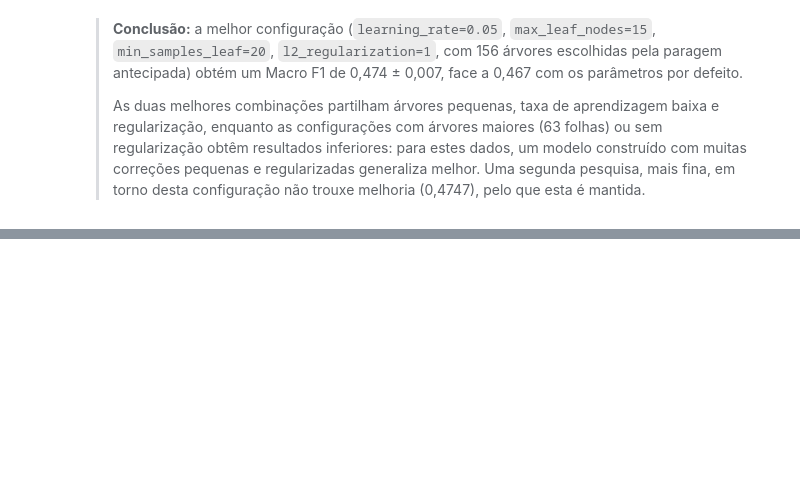
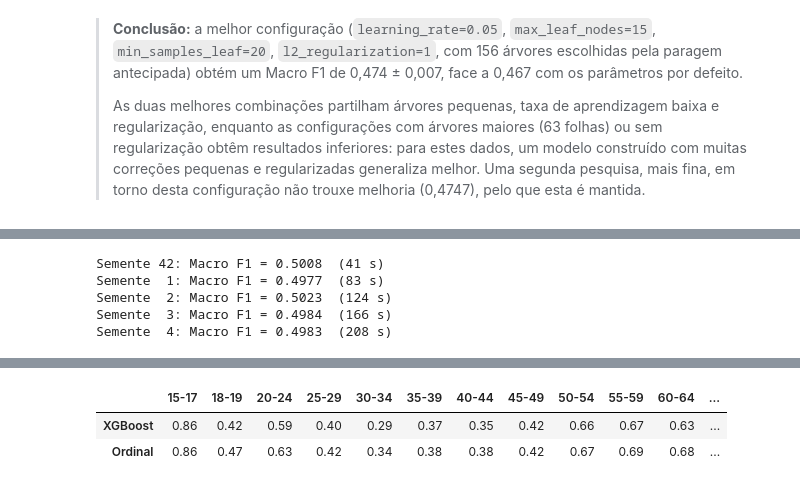
Before and after one commit to davidalves2/DAA, a Jupyter notebook: notebooks/Notebook_03.ipynb, the cells around one changed output, grey strips where cells are left out. Saved outputs shown, nothing was run; the diff lists cells and outputs as text; code cells hidden in the pictures; blank space fills up the shorter version.

```diff
--- a/notebooks/Notebook_03.ipynb
+++ b/notebooks/Notebook_03.ipynb
@@ -381,0 +537,52 @@ As submissões 1 a 3 foram feitas com versões intermédias dos dados (antes da
+# %%
+def probabilidades_ordinais(X_treino, y_treino, X_prever, semente):
+    """15 perguntas 'a faixa é maior do que k?' -> probabilidades das 16 faixas."""
+    pesos_treino = compute_sample_weight('balanced', y_treino)        # pesos das 16 faixas, não das 2 respostas
+    acima = np.zeros((len(X_prever), 15))                               # acima[:, k] = P(faixa > k)
+    for k in range(15):
+        modelo = XGBClassifier(n_estimators=300, learning_rate=0.05, max_depth=4, min_child_weight=3,
+                               subsample=0.8, colsample_bytree=0.5, n_jobs=-1, random_state=semente)
+        modelo.fit(X_treino, (y_treino > k).astype(int), sample_weight=pesos_treino)
+        acima[:, k] = modelo.predict_proba(X_prever)[:, 1]
+    acima = np.minimum.accumulate(acima, axis=1)                        # P(faixa > k) não pode subir com k
+    proba = np.column_stack([1 - acima[:, 0],                           # faixa 0: não passa a 1.ª pergunta
+                             acima[:, :-1] - acima[:, 1:],              # faixas 1-14: diferença de perguntas seguidas
+                             acima[:, -1]])                             # faixa 15: passa a última
+    proba = np.clip(proba, 1e-6, None)
+    return proba / proba.sum(axis=1, keepdims=True)
+
+
+SEMENTES = [42, 1, 2, 3, 4]
+proba_ord = np.zeros((len(X), 16))
+inicio = time.time()
+for semente in SEMENTES:
+    proba_semente = np.zeros((len(X), 16))
+    for treino, validacao in partes:
+        proba_semente[validacao] = probabilidades_ordinais(X.values[treino], y.values[treino],
+                                                           X.values[validacao], semente)
+    proba_ord += proba_semente / len(SEMENTES)
+    f1_semente = f1_score(y, np.maximum(proba_semente.argmax(axis=1), faixa_min), average='macro')
+    print(f'Semente {semente:>2}: Macro F1 = {f1_semente:.4f}  ({time.time() - inicio:.0f} s)')
+
+prev_xgb = np.maximum(proba_xgb.argmax(axis=1), faixa_min)
+prev_ord = np.maximum(proba_ord.argmax(axis=1), faixa_min)
+
+comparacao = pd.DataFrame({
+    'Macro F1': [f1_score(y, p, average='macro') for p in [prev_xgb, prev_ord]],
+    'Desvio entre partes': [np.std([f1_score(y.iloc[v], p[v], average='macro') for _, v in partes])
+                            for p in [prev_xgb, prev_ord]],
+    'Acerto exato (%)': [100 * np.mean(p == y) for p in [prev_xgb, prev_ord]],
+    'A ≤ 1 faixa (%)': [100 * np.mean(np.abs(p - y) <= 1) for p in [prev_xgb, prev_ord]],
+    'Confiança ≥ 0,35 (%)': [100 * np.mean(p.max(axis=1) >= 0.35) for p in [proba_xgb, proba_ord]],
+}, index=['XGBoost (16 faixas)', 'Ordinal (15 perguntas, 5 sementes)']).round(4)
+display(comparacao)
+
+f1_faixa = pd.DataFrame({'XGBoost': f1_score(y, prev_xgb, average=None),
+                         'Ordinal': f1_score(y, prev_ord, average=None)}, index=AGE_LABELS)
+display(f1_faixa.round(2).T)
+# %% [output]
+Semente 42: Macro F1 = 0.5008  (41 s)
+Semente  1: Macro F1 = 0.4977  (83 s)
+Semente  2: Macro F1 = 0.5023  (124 s)
+Semente  3: Macro F1 = 0.4984  (166 s)
+Semente  4: Macro F1 = 0.4983  (208 s)
@@ -381,0 +592,3 @@ As submissões 1 a 3 foram feitas com versões intermédias dos dados (antes da
+|  | 15-17 | 18-19 | 20-24 | 25-29 | 30-34 | 35-39 | 40-44 | 45-49 | 50-54 | 55-59 | 60-64 | ... |
+| XGBoost | 0.86 | 0.42 | 0.59 | 0.40 | 0.29 | 0.37 | 0.35 | 0.42 | 0.66 | 0.67 | 0.63 | ... |
+| Ordinal | 0.86 | 0.47 | 0.63 | 0.42 | 0.34 | 0.38 | 0.38 | 0.42 | 0.67 | 0.69 | 0.68 | ... |
```
Also changed, not shown: parts of 32 cells of this notebook, 7 other files.
